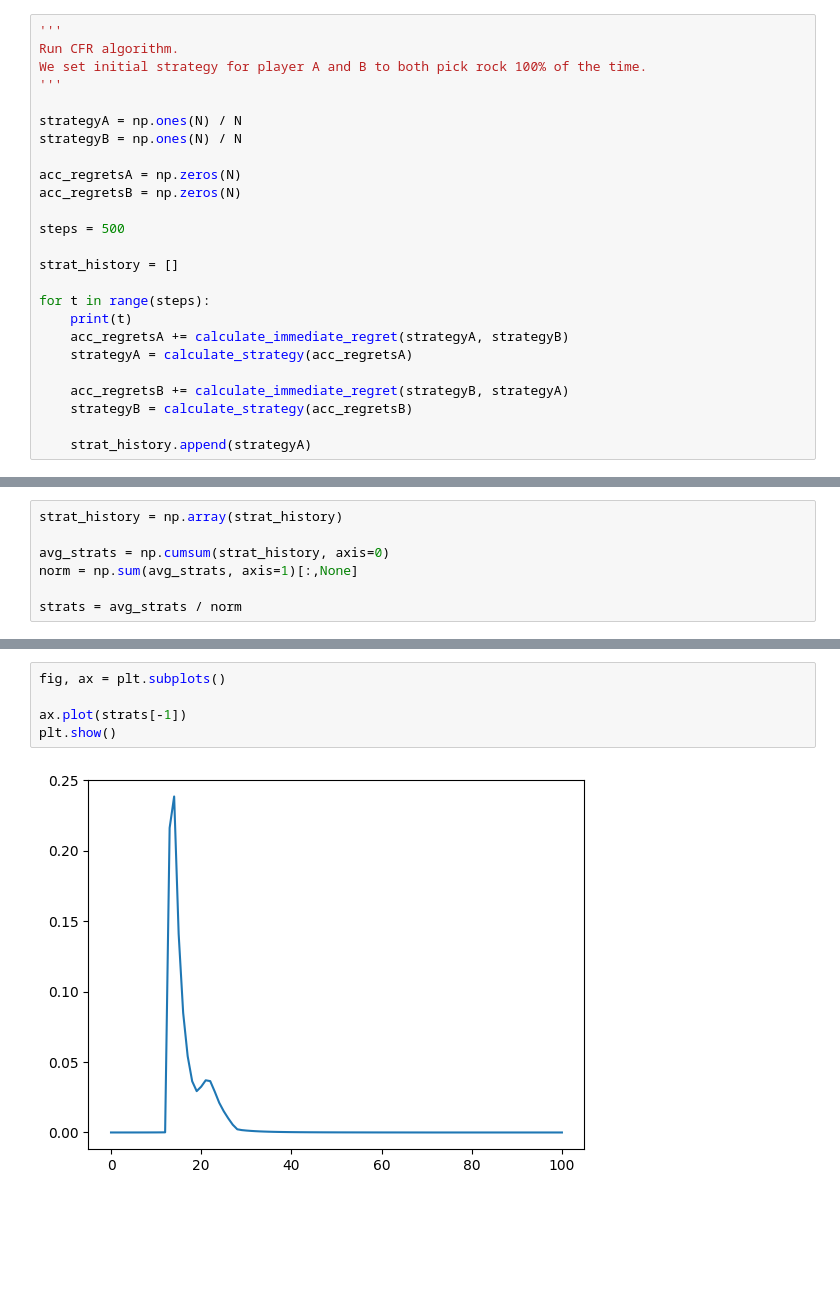
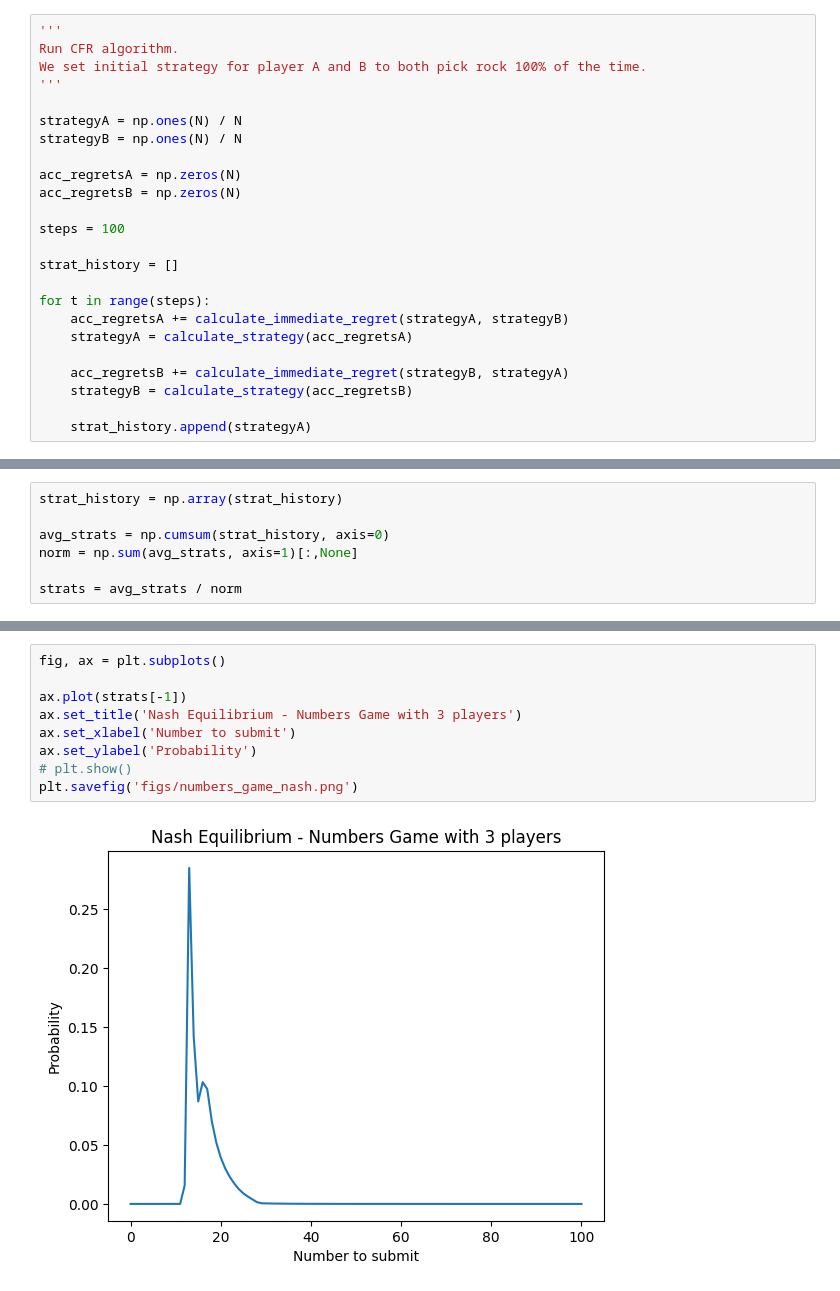
Before and after one commit to BorisDeletic/CompStatsForQuant, a Jupyter notebook: 3GameTheory/b_InterviewGame.ipynb, the cells around one changed output, grey strips where cells are left out. Drawn from its saved outputs; the diff is of its cells as text; blank space fills up the shorter version.

```diff
--- a/3GameTheory/b_InterviewGame.ipynb
+++ b/3GameTheory/b_InterviewGame.ipynb
@@ -137,12 +139,11 @@ strategyB = np.ones(N) / N
 acc_regretsA = np.zeros(N)
 acc_regretsB = np.zeros(N)
 
-steps = 500
+steps = 100
 
 strat_history = []
 
 for t in range(steps):
-    print(t)
     acc_regretsA += calculate_immediate_regret(strategyA, strategyB)
     strategyA = calculate_strategy(acc_regretsA)
 
@@ -201,7 +161,11 @@ array([0.00000000e+00, 1.83945889e-06, 3.42024144e-06, 4.99667649e-06,
 # %%
 fig, ax = plt.subplots()
 
 ax.plot(strats[-1])
-plt.show()
+ax.set_title('Nash Equilibrium - Numbers Game with 3 players')
+ax.set_xlabel('Number to submit')
+ax.set_ylabel('Probability')
+# plt.show()
+plt.savefig('figs/numbers_game_nash.png')
 # %% [output]
-[figure, old version]
+[figure, new version]
```
Also changed, not shown: parts of 4 cells of this notebook, 4 other files.
